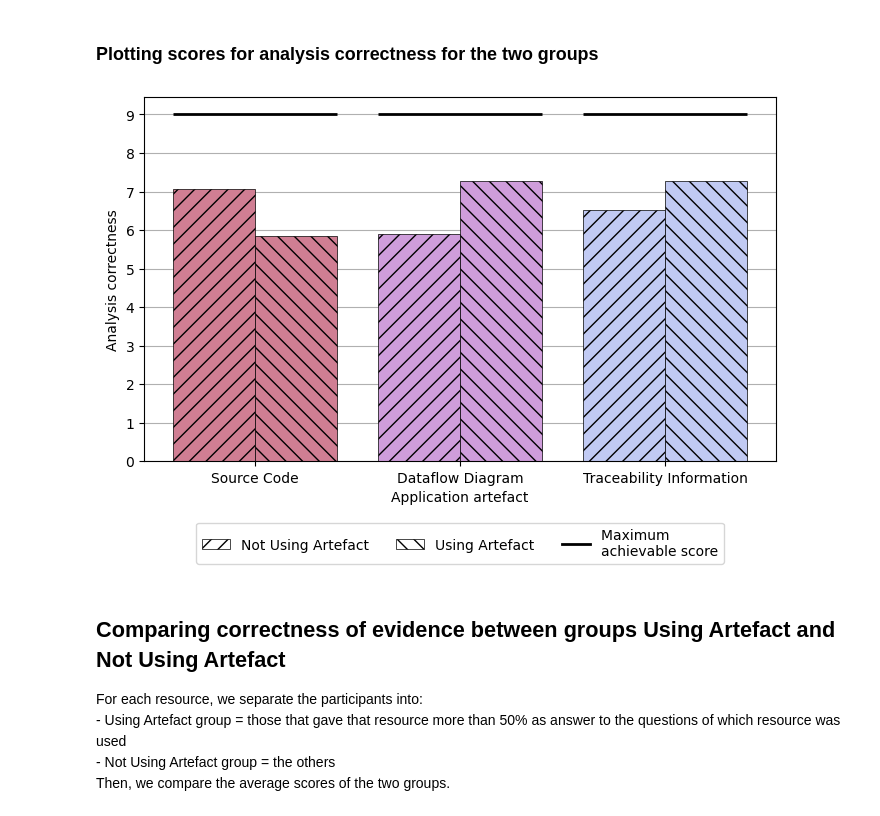
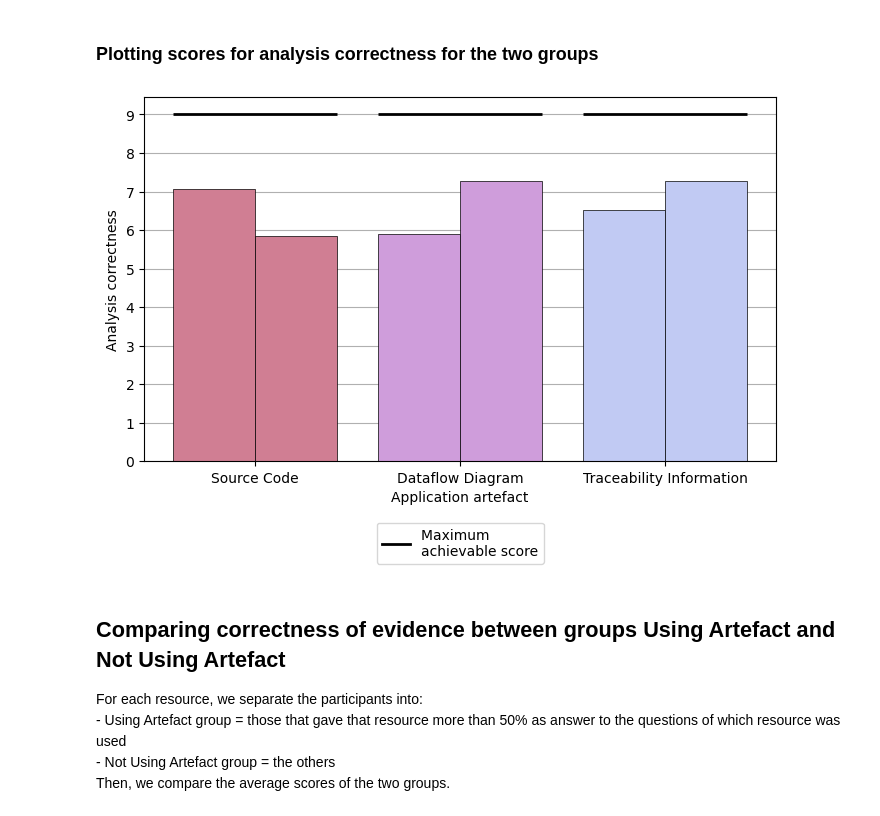
Before and after one commit to tuhh-softsec/SANER2024_empirical_experiment_DFDs, a Jupyter notebook: results/analysis.ipynb, the cells around one changed output. Saved outputs shown, nothing was run; the diff lists cells and outputs as text; code cells hidden in the pictures.

```diff
--- a/results/analysis.ipynb
+++ b/results/analysis.ipynb
@@ -663,7 +677,7 @@ import seaborn as sns
 
 fig, ax = plt.subplots(figsize=(7, 5))
 
-labels = ("1", "2", "3", "4", "5", "6")
+labels = ("Task 1", "Task 2", "Task 3", "Task 4", "Task 5", "Task 6")
 
 bottom = np.zeros(6)
 width = 0.7
@@ -683,17 +697,20 @@ for index, (boolean, resource) in enumerate(resource_usage.items()):
 
 #ax.set_title("Number of reported usage of the provided resources.")
 
-ax.set_xlabel("Task")
-ax.set_ylabel("Number of reported usages of artefact")
+#ax.set_xlabel("Task")
+ax.set_ylabel("Number of reported usages of artefact", fontsize = 13)
+
+ax.tick_params(axis='x', which='major', labelsize=11)
+ax.tick_params(axis='y', which='major', labelsize=11)
 
 desired_order = [4, 3, 2, 1, 0]
 handles = [handles[i] for i in desired_order]
 legend_labels = [legend_labels[i] for i in desired_order]
 
-ax.legend(handles, legend_labels, loc='upper center', bbox_to_anchor=(0.5, -0.15), ncol = 3)
+ax.legend(handles, legend_labels, loc='upper center', bbox_to_anchor=(0.5, -0.08), ncol = 3)
 
 plt.tight_layout()
-plt.savefig("resource_usage_plot.png", dpi=900)
+plt.savefig("./plots/resource_usage_plot.pdf", dpi=900)
 plt.show()
 # %% [output]
 (0.3292772926340829, 0.4762845556584382, 0.1837155549758328)
@@ -725,7 +742,7 @@ score_dfd_users, score_non_dfd_users = 0, 0
 number_traceability_users, number_non_traceability_users = 0, 0
 score_traceability_users, score_non_traceability_users = 0, 0
 
-for line_nr in range(len(df_dfd)):
+for line_nr in range(len(df_model_supported)):
     # number of "DFD" answers in questions for resource
     none_uses, documentation_uses, code_uses, dfd_uses, traceability_uses  = 0, 0, 0, 0, 0
     for answer in ["Task1_resource", "Task2_resource", "Task3_resource", "Task4_resource", "Task5_resource", "Task6_resource"]:
@@ -875,13 +892,12 @@ legend_labels = []
 positions = np.arange(num_resources) * (bar_width * 2 + gap_width)
 
 for index, (boolean, resource) in enumerate(resource_usage.items()):
-    hatch = ["//", "\\\\"][index]
 
     # Adjust the positions of the bars based on the index
     for i, (label, value) in enumerate(zip(labels, resource)):
         color = palette[i]
         resource_positions = positions[i] + index * bar_width
-        p = ax.bar(resource_positions, value, bar_width, label=boolean, color=color, hatch=hatch, edgecolor='black', linewidth=0.5)
+        p = ax.bar(resource_positions, value, bar_width, label=boolean, color=color, edgecolor='black', linewidth=0.5)
 
     # Append the handle (p) and the label (boolean) to the lists
     handles.append(p)
@@ -898,45 +914,45 @@ ax.set_xlabel("Application artefact")
 ax.set_ylabel("Analysis correctness")
 
 # Update x-axis tick positions and labels
 ax.set_xticks(positions + bar_width / 2)
 ax.set_xticklabels(labels)
 
 ax.set_yticks(np.arange(0, 10, 1.0))
 ax.grid(axis = 'y')
 ax.set_axisbelow(True)
 
 # Create a Line2D object for the maximum achievable score lines
 max_score_line = Line2D([0], [0], color='k', linewidth=2, linestyle='solid', label='Maximum \nachievable score')
 
 # Add the Line2D object to the list of handles and legend labels
 handles.append(max_score_line)
 legend_labels.append(max_score_line.get_label())
 
 # Reorder the handles and labels as desired
-desired_order = [0, 1, 2]
+desired_order = [2]
 handles = [handles[i] for i in desired_order]
 legend_labels = [legend_labels[i] for i in desired_order]
 
 # Create a custom legend with the specified order and place it outside the figure
 ax.legend(handles, legend_labels, loc='upper center', bbox_to_anchor=(0.5, -0.15), ncol = 3)
 
 # Remove color from legend entries
-legend = ax.legend(
-    handles,
-    legend_labels,  # Use legend_labels that include boolean and hatch
-    loc='upper center',
-    bbox_to_anchor=(0.5, -0.15),
-    ncol=3,
-)
-for handle in legend.legend_handles[:2]:
-    handle.set_facecolor('none')
+# legend = ax.legend(
+#     handles,
+#     legend_labels,  # Use legend_labels that include boolean and hatch
+#     loc='upper center',
+#     bbox_to_anchor=(0.5, -0.15),
+#     ncol=3,
+# )
+# for handle in legend.legend_handles[:2]:
+#     handle.set_facecolor('none')
 
 
 plt.tight_layout()
-plt.savefig("average_score_resources.svg", dpi=900)
+plt.savefig("./plots/average_score_resources.pdf", dpi=900)
 plt.show()
 # %% [output]
-[figure, old version]
+[figure, new version]
 # %% [markdown]
 ## Comparing correctness of evidence between groups Using Artefact and Not Using Artefact
 
```
Also changed, not shown: parts of 9 cells of this notebook, 19 other files.
